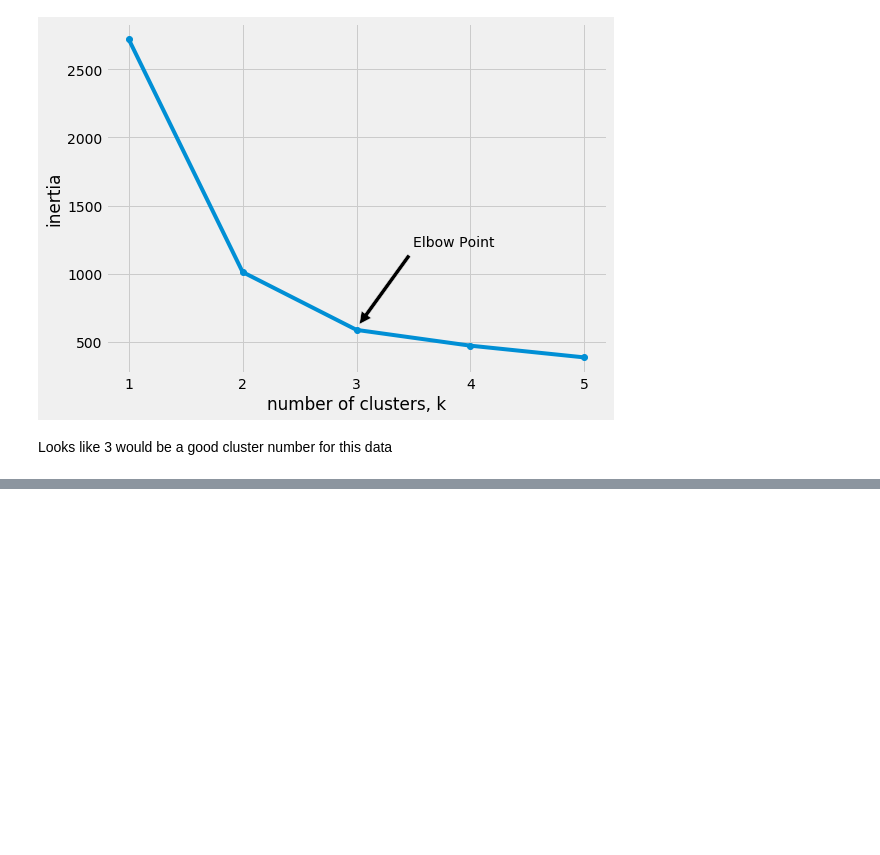
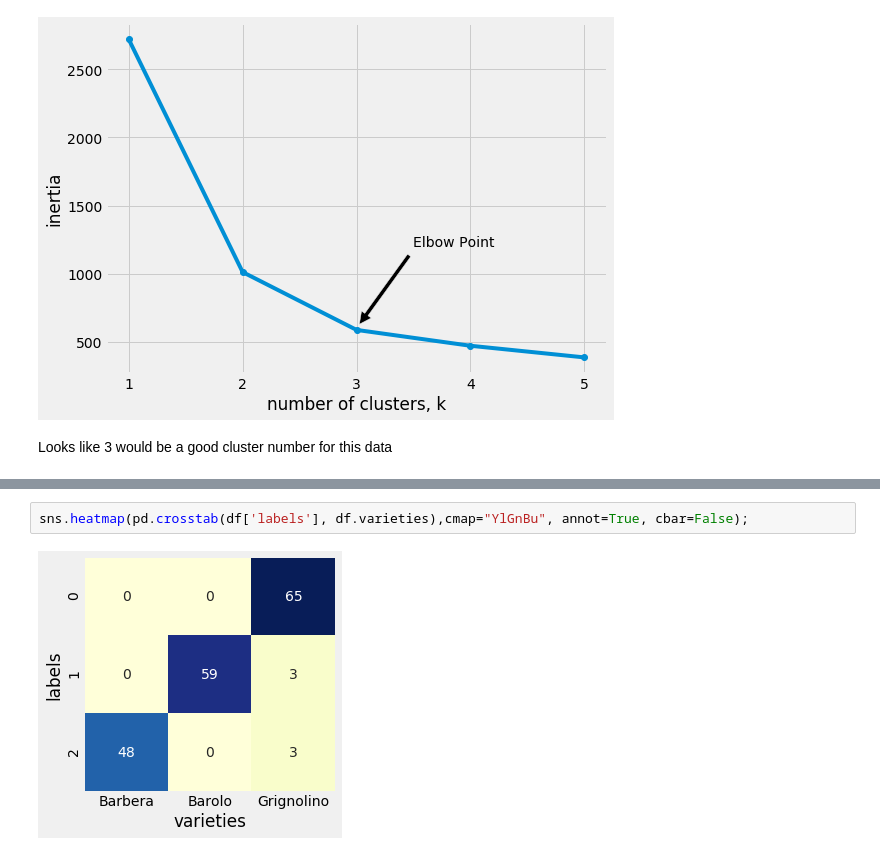
Before and after one commit to edwards158/DataCamp, a Jupyter notebook: UnsupervisedLearning.ipynb, the cells around one changed output, grey strips where cells are left out. Cells and saved outputs as stored; diff of their text form; blank space fills up the shorter version.

```diff
--- a/UnsupervisedLearning.ipynb
+++ b/UnsupervisedLearning.ipynb
@@ -78,0 +198,4 @@ Looks like 3 would be a good cluster number for this data
+# %%
+sns.heatmap(pd.crosstab(df['labels'], df.varieties),cmap="YlGnBu", annot=True, cbar=False);
+# %% [output]
+[figure, added]
```
Also changed, not shown: parts of 30 cells of this notebook.
